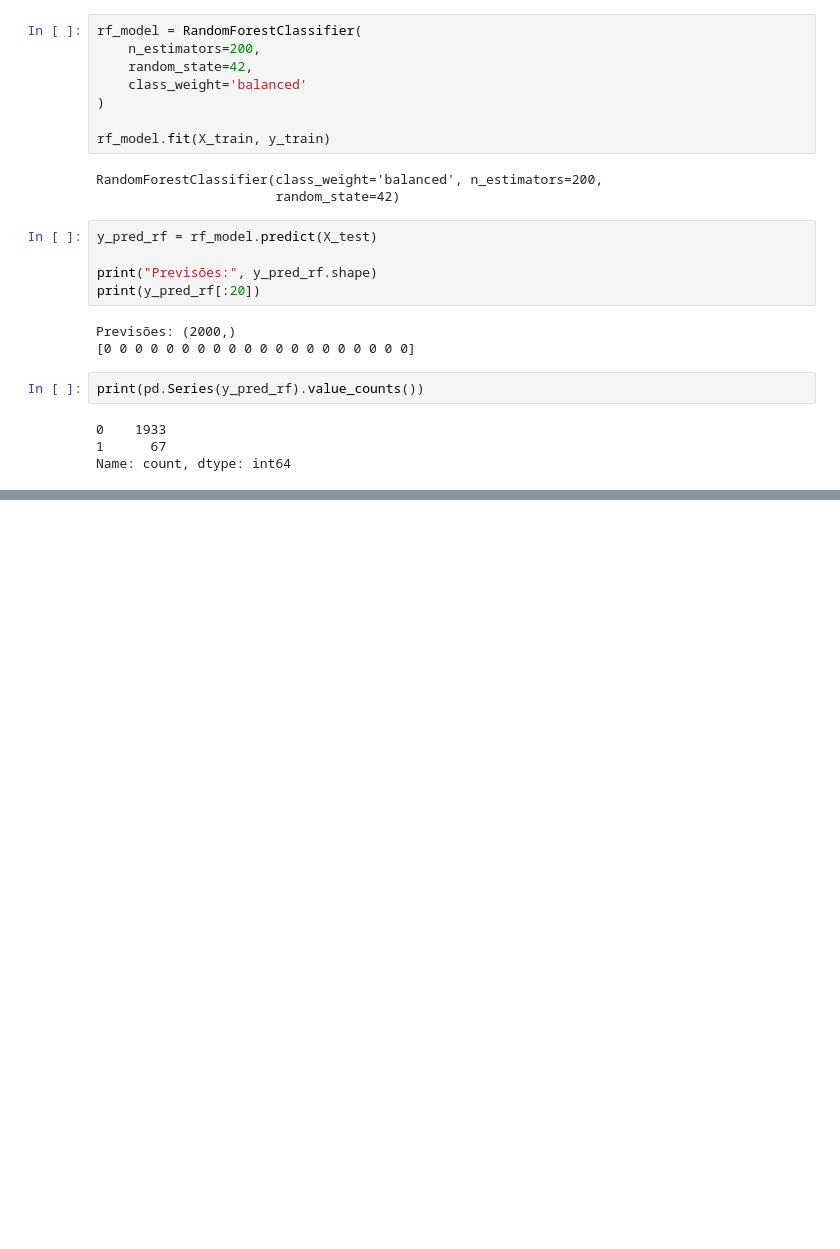
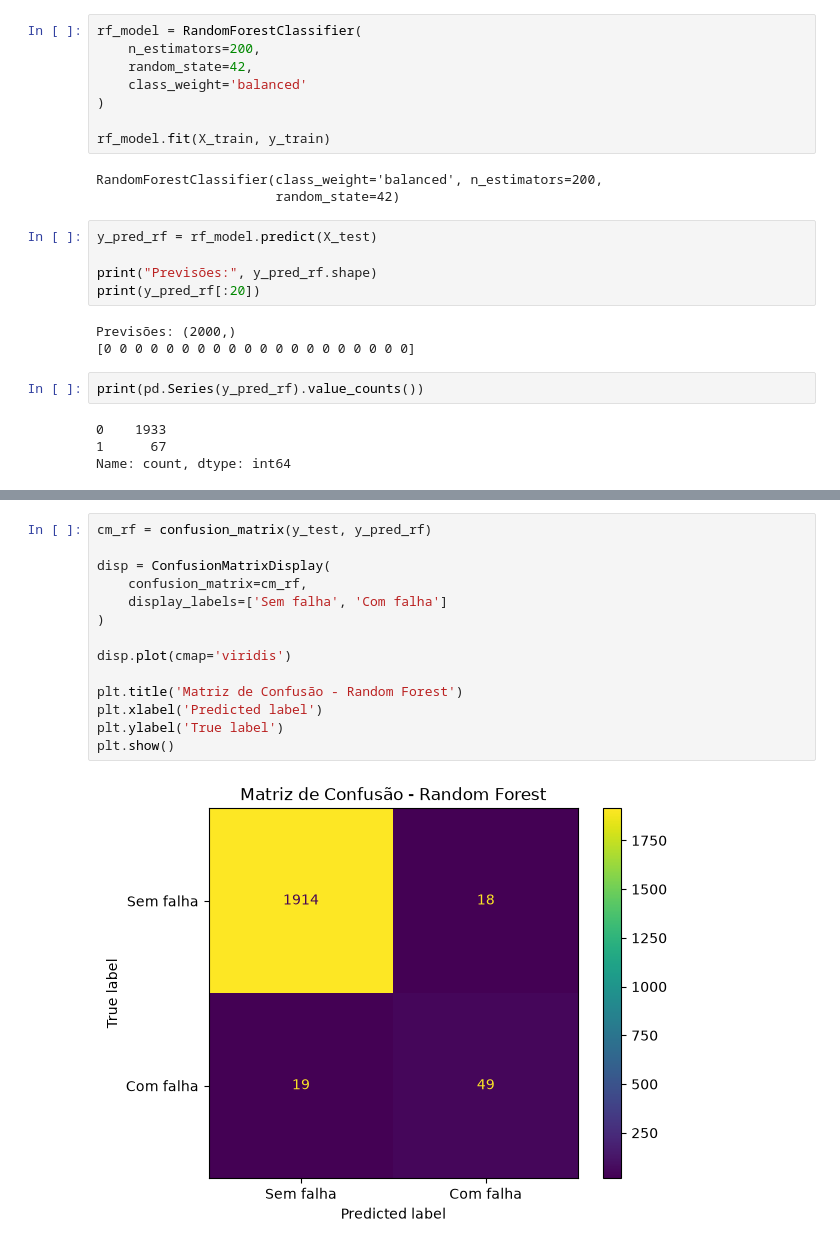
Before and after one commit to joaovitorsoska/Sistema-industrial-deteccao-anomalias, a Jupyter notebook: notebooks/EDA.ipynb, the cells around one changed output, grey strips where cells are left out. Saved outputs shown, nothing was run; the diff lists cells and outputs as text; blank space fills up the shorter version.

```diff
--- a/notebooks/EDA.ipynb
+++ b/notebooks/EDA.ipynb
@@ -544,0 +550,16 @@ print("F1-score: ", round(f1_rf, 4))
+# %%
+cm_rf = confusion_matrix(y_test, y_pred_rf)
+
+disp = ConfusionMatrixDisplay(
+    confusion_matrix=cm_rf,
+    display_labels=['Sem falha', 'Com falha']
+)
+
+disp.plot(cmap='viridis')
+
+plt.title('Matriz de Confusão - Random Forest')
+plt.xlabel('Predicted label')
+plt.ylabel('True label')
+plt.show()
+# %% [output]
+[figure, added]
```
Also changed, not shown: parts of 4 cells of this notebook.
